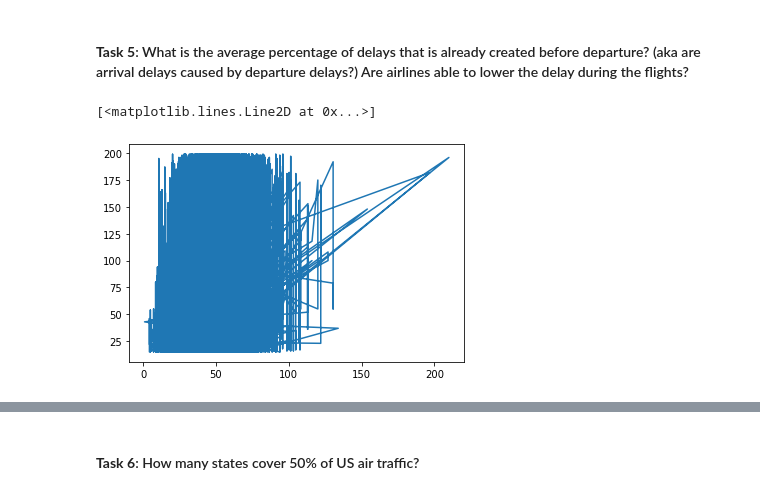
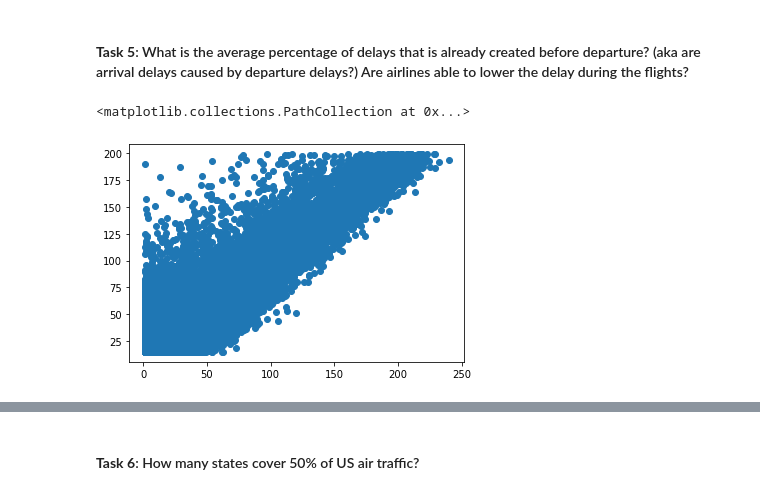
Before and after one commit to emre-bolcakan/mid-term-project-I, a Jupyter notebook: exploratory_analysis emre.ipynb, the cells around one changed output, grey strips where cells are left out. Saved outputs shown, nothing was run; the diff lists cells and outputs as text; code cells hidden in the pictures.

```diff
--- a/exploratory_analysis emre.ipynb
+++ b/exploratory_analysis emre.ipynb
@@ -64,3 +16,3 @@ df.head() # show table querried
 # %%
-df = pd.read_csv('flights_merged.csv', index_col=0)
+df = pd.read_csv('flights_sample.csv', index_col=0)
 # %%
@@ -262,10 +191,10 @@ Name: weather_delay, dtype: float64
 # %% [markdown]
 #### **Task 5**: What is the average percentage of delays that is already created before departure? (aka are arrival delays caused by departure delays?) Are airlines able to lower the delay during the flights?
 # %%
-plt.plot(df[(df['dep_delay'] > 0) & (df['arr_delay'] > 0)]['dep_delay'], df[(df['dep_delay'] > 0) & (df['arr_delay'] > 0)]['arr_delay'])
+plt.scatter(df[(df['dep_delay'] > 0) & (df['arr_delay'] > 0)]['dep_delay'], df[(df['dep_delay'] > 0) & (df['arr_delay'] > 0)]['arr_delay'])
 # %% [output]
-[<matplotlib.lines.Line2D at 0x...>]
+<matplotlib.collections.PathCollection at 0x...>
-[figure, old version]
+[figure, new version]
 # %%
 df[(df['dep_delay'] > 0)]
 # %% [output]
```
Also changed, not shown: parts of 13 cells of this notebook, 2 other files.
